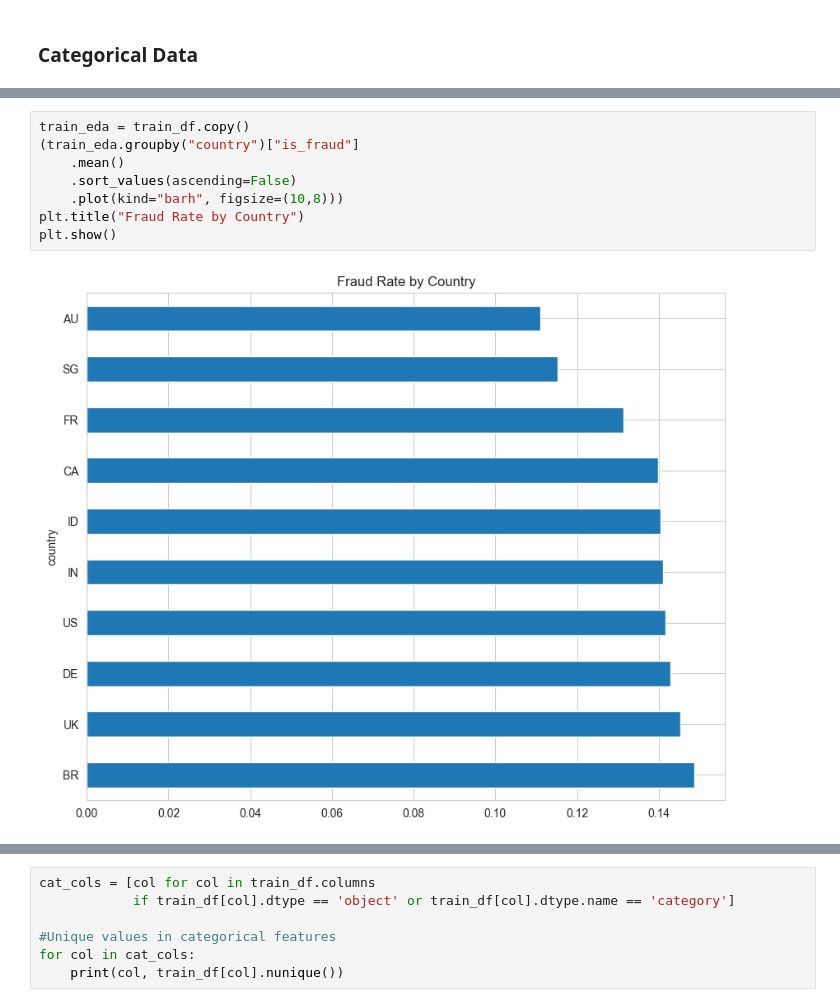
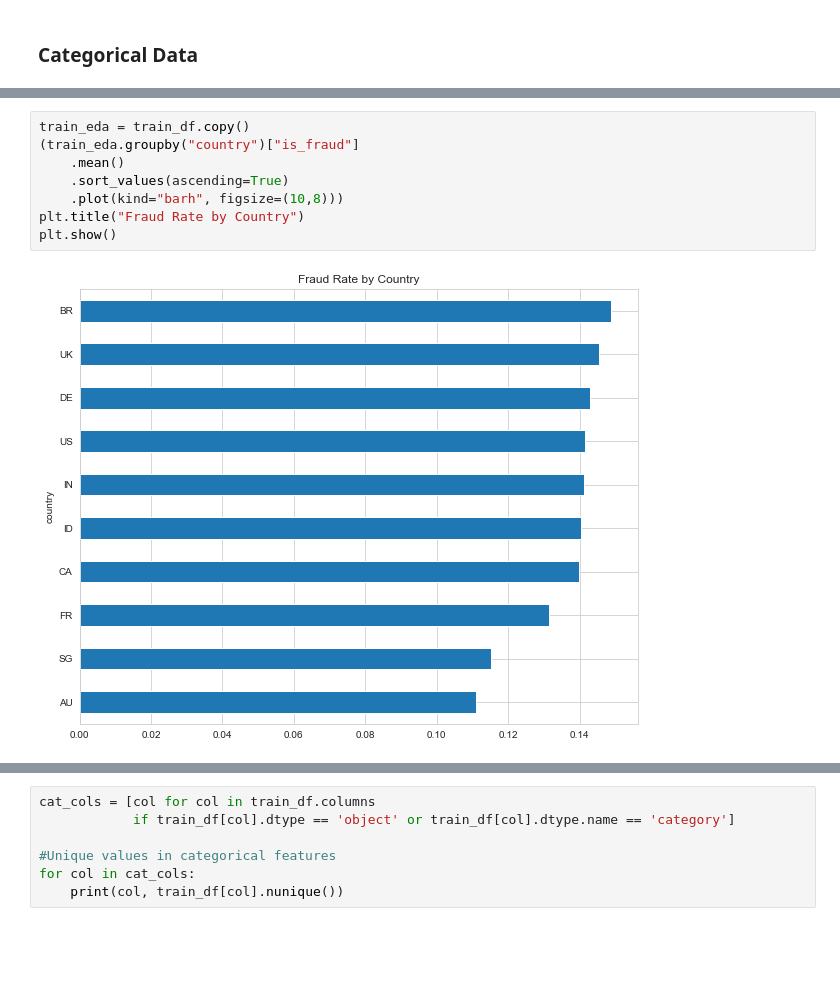
Before and after one commit to suryasuharna23/RestInPeaceMom_Tugas-Besar-2-IF3070-2025, a Jupyter notebook: src/Kelompok 12_ IF3070 Dasar Artificial Intelligence _ Tugas Besar 2 Notebook Template.ipynb, the cells around one changed output, grey strips where cells are left out. Saved outputs shown, nothing was run; the diff lists cells and outputs as text; blank space fills up the shorter version.

```diff
--- a/src/Kelompok 12_ IF3070 Dasar Artificial Intelligence _ Tugas Besar 2 Notebook Template.ipynb
+++ b/src/Kelompok 12_ IF3070 Dasar Artificial Intelligence _ Tugas Besar 2 Notebook Template.ipynb
@@ -302,10 +300,10 @@ plt.show()
 # %%
 train_eda = train_df.copy()
 (train_eda.groupby("country")["is_fraud"]
     .mean()
-    .sort_values(ascending=False)
+    .sort_values(ascending=True)
     .plot(kind="barh", figsize=(10,8)))
 plt.title("Fraud Rate by Country")
 plt.show()
 # %% [output]
-[figure, old version]
+[figure, new version]
```
Also changed, not shown: parts of 27 cells of this notebook.
